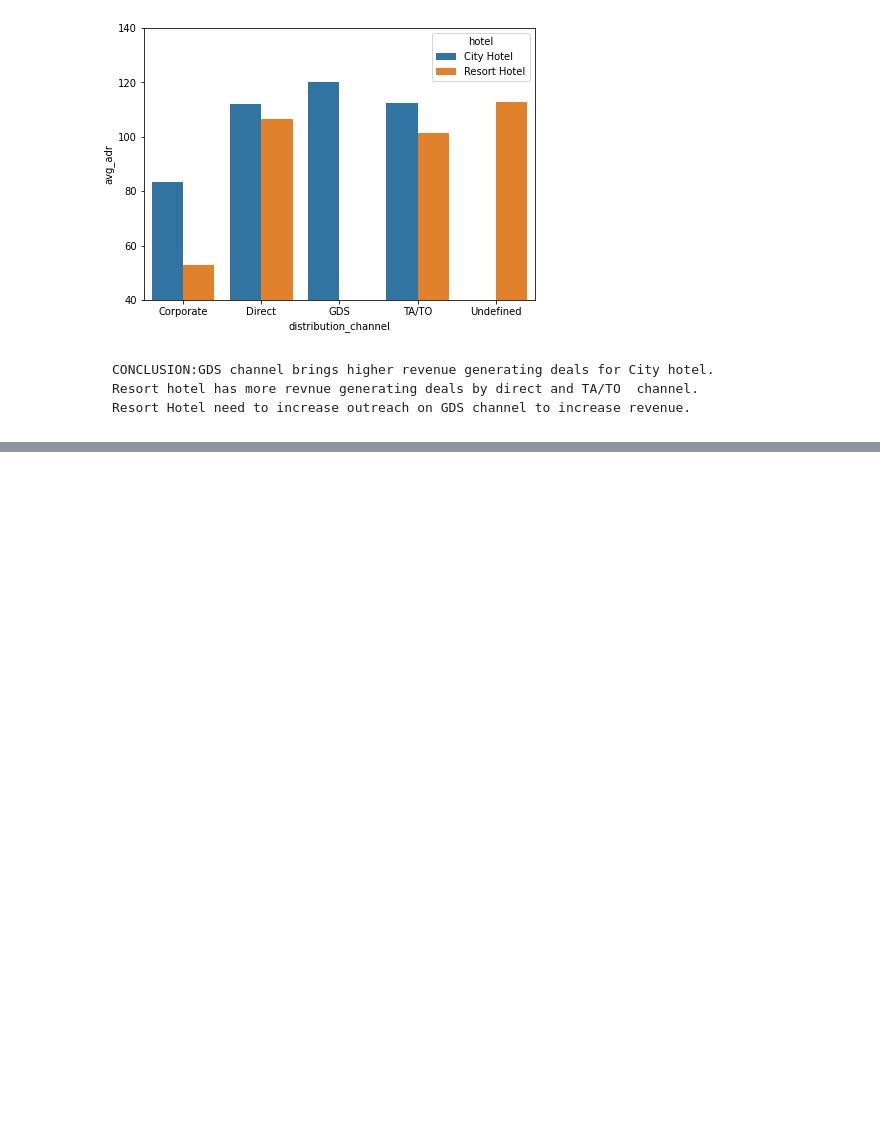
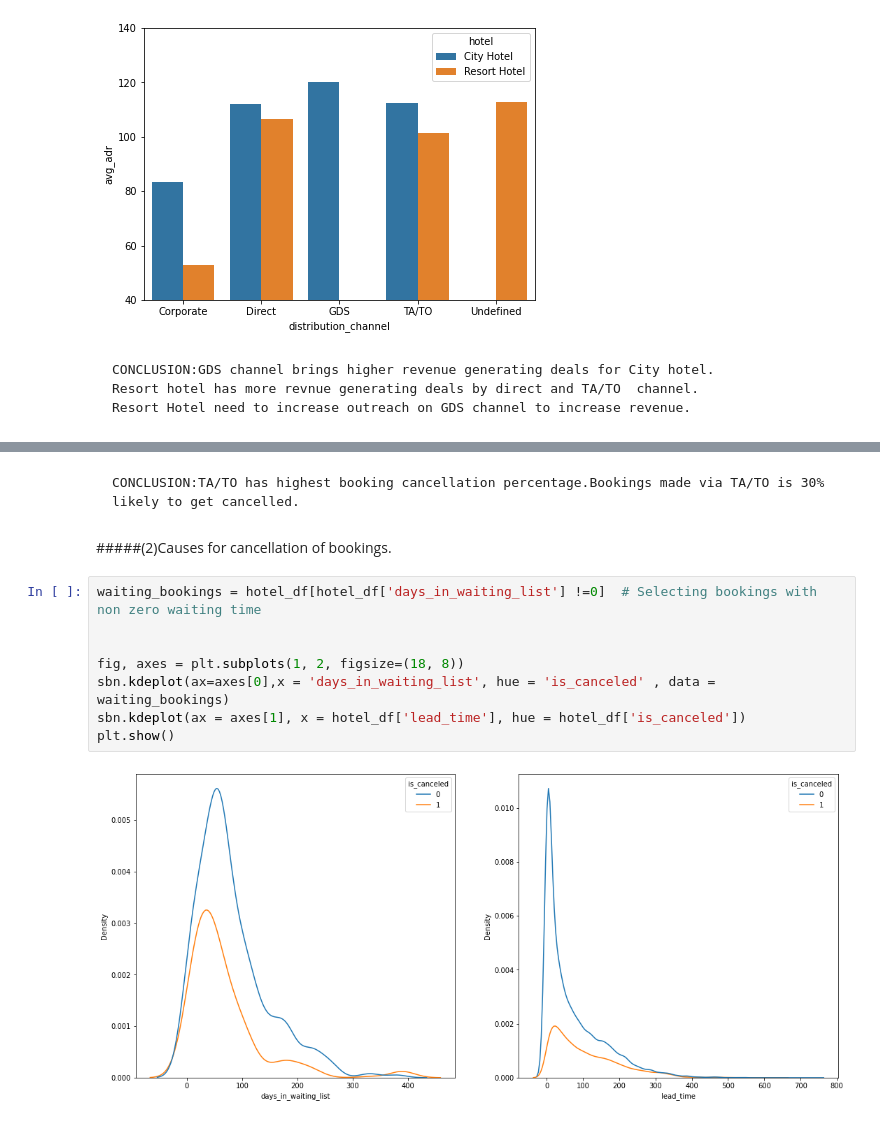
Before and after one commit to Adeve903/Ambuj-EDA-Hotel-booking, a Jupyter notebook: Hotel_Booking_Analysis_Capstone_Project.ipynb, the cells around one changed output, grey strips where cells are left out. Saved outputs shown, nothing was run; the diff lists cells and outputs as text; blank space fills up the shorter version.

```diff
--- a/Hotel_Booking_Analysis_Capstone_Project.ipynb
+++ b/Hotel_Booking_Analysis_Capstone_Project.ipynb
@@ -451,0 +461,14 @@ plt.show()
+# %% [markdown]
+    CONCLUSION:TA/TO has highest booking cancellation percentage.Bookings made via TA/TO is 30% likely to get cancelled.
+# %% [markdown]
+#####(2)Causes for cancellation of bookings.
+# %%
+waiting_bookings = hotel_df[hotel_df['days_in_waiting_list'] !=0]  # Selecting bookings with non zero waiting time
+
+
+fig, axes = plt.subplots(1, 2, figsize=(18, 8))
+sbn.kdeplot(ax=axes[0],x = 'days_in_waiting_list', hue = 'is_canceled' , data = waiting_bookings)
+sbn.kdeplot(ax = axes[1], x = hotel_df['lead_time'], hue = hotel_df['is_canceled'])
+plt.show()
+# %% [output]
+[figure, added]
```
Also changed, not shown: parts of 19 cells of this notebook.
